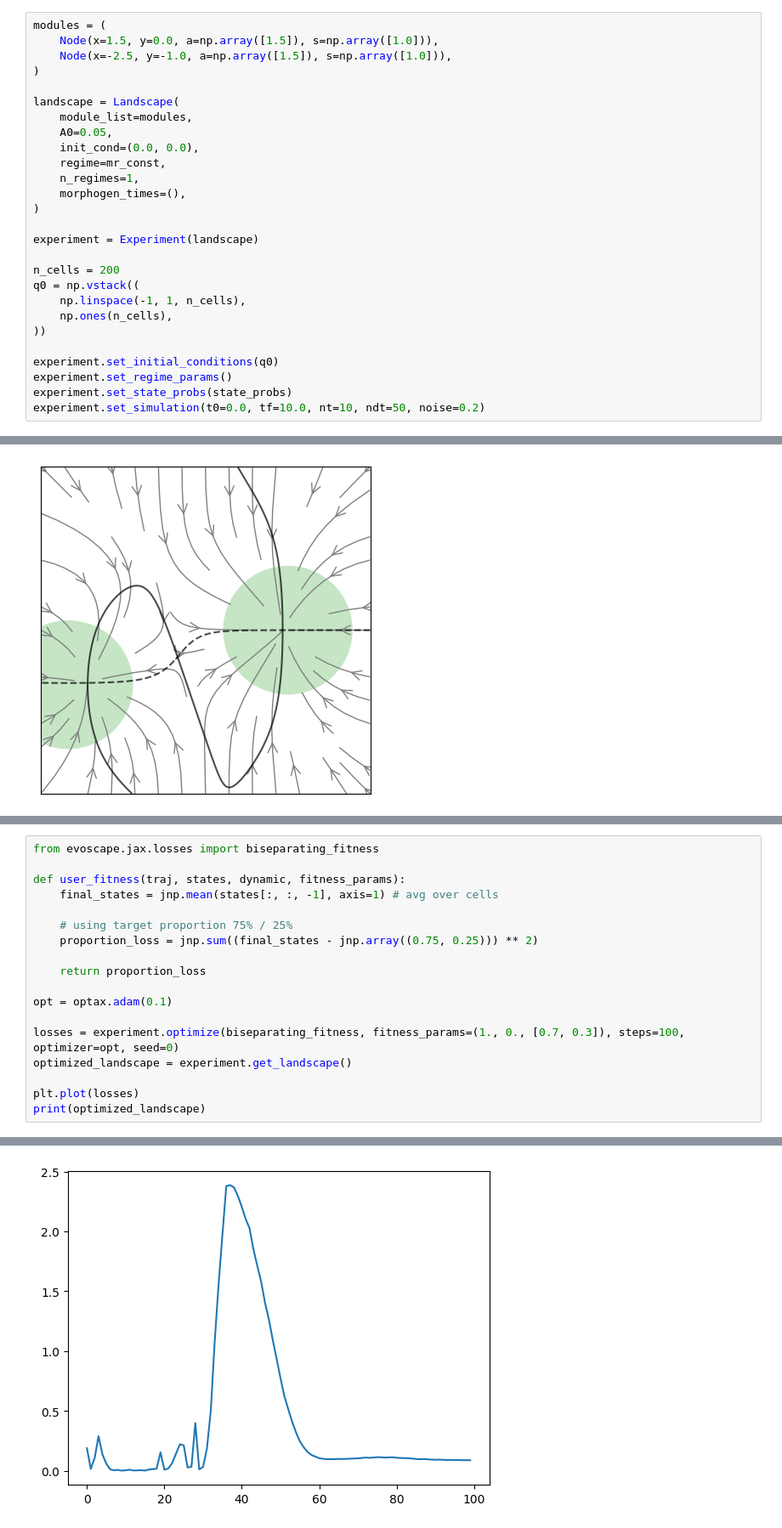
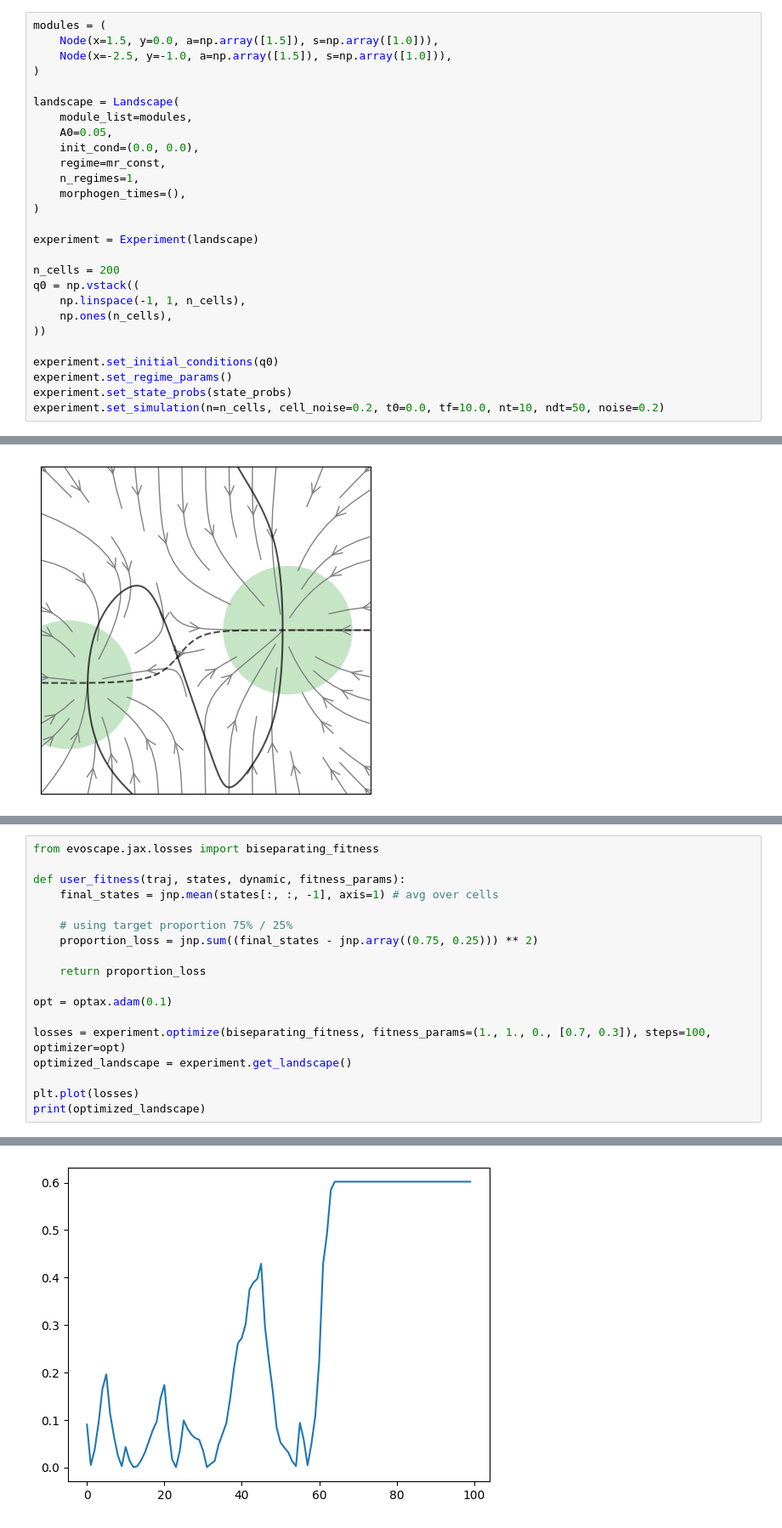
Before and after one commit to victoria-mochulska/evoscape, a Jupyter notebook: examples/experiment_basic.ipynb, the cells around one changed output, grey strips where cells are left out. Shown at 85% size. Drawn from its saved outputs; the diff is of its cells as text.

Commit message:
noise and q_init logic fixed+make_movie minor changes

```diff
--- a/examples/experiment_basic.ipynb
+++ b/examples/experiment_basic.ipynb
@@ -38,7 +38,7 @@ q0 = np.vstack((
 experiment.set_initial_conditions(q0)
 experiment.set_regime_params()
 experiment.set_state_probs(state_probs)
-experiment.set_simulation(t0=0.0, tf=10.0, nt=10, ndt=50, noise=0.2)
+experiment.set_simulation(n=n_cells, cell_noise=0.2, t0=0.0, tf=10.0, nt=10, ndt=50, noise=0.2)
 # %%
 
 L = 3.
@@ -72,7 +72,7 @@ def user_fitness(traj, states, dynamic, fitness_params):
 
 opt = optax.adam(0.1)
 
-losses = experiment.optimize(biseparating_fitness, fitness_params=(1., 0., [0.7, 0.3]), steps=100, optimizer=opt, seed=0)
+losses = experiment.optimize(biseparating_fitness, fitness_params=(1., 1., 0., [0.7, 0.3]), steps=100, optimizer=opt)
 optimized_landscape = experiment.get_landscape()
 
 plt.plot(losses)
@@ -98,2 +98,2 @@ Node: x=1.1090131998062134; y=-0.32655492424964905; a=[1.8225805]; s=[1.3512386]
-[figure, old version]
+[figure, new version]
 # %%
```
Also changed, not shown: parts of 6 cells of this notebook, 9 other files.
